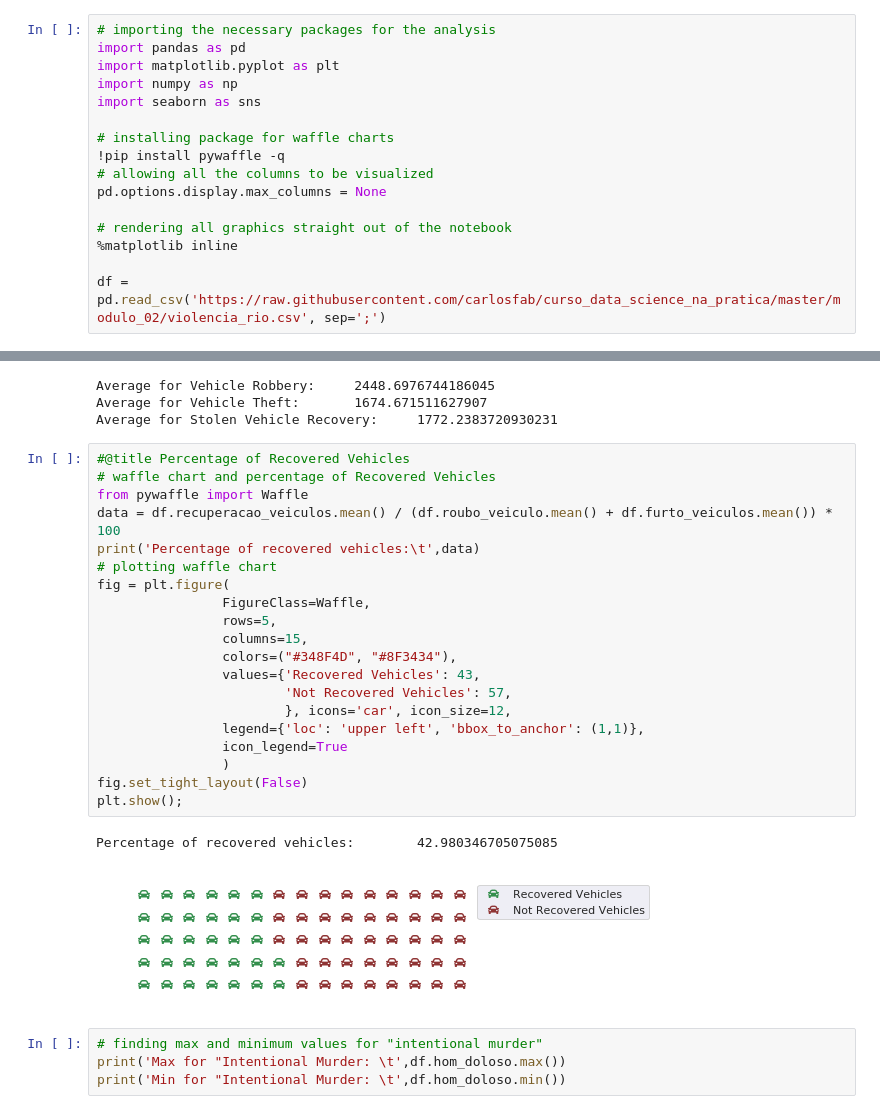
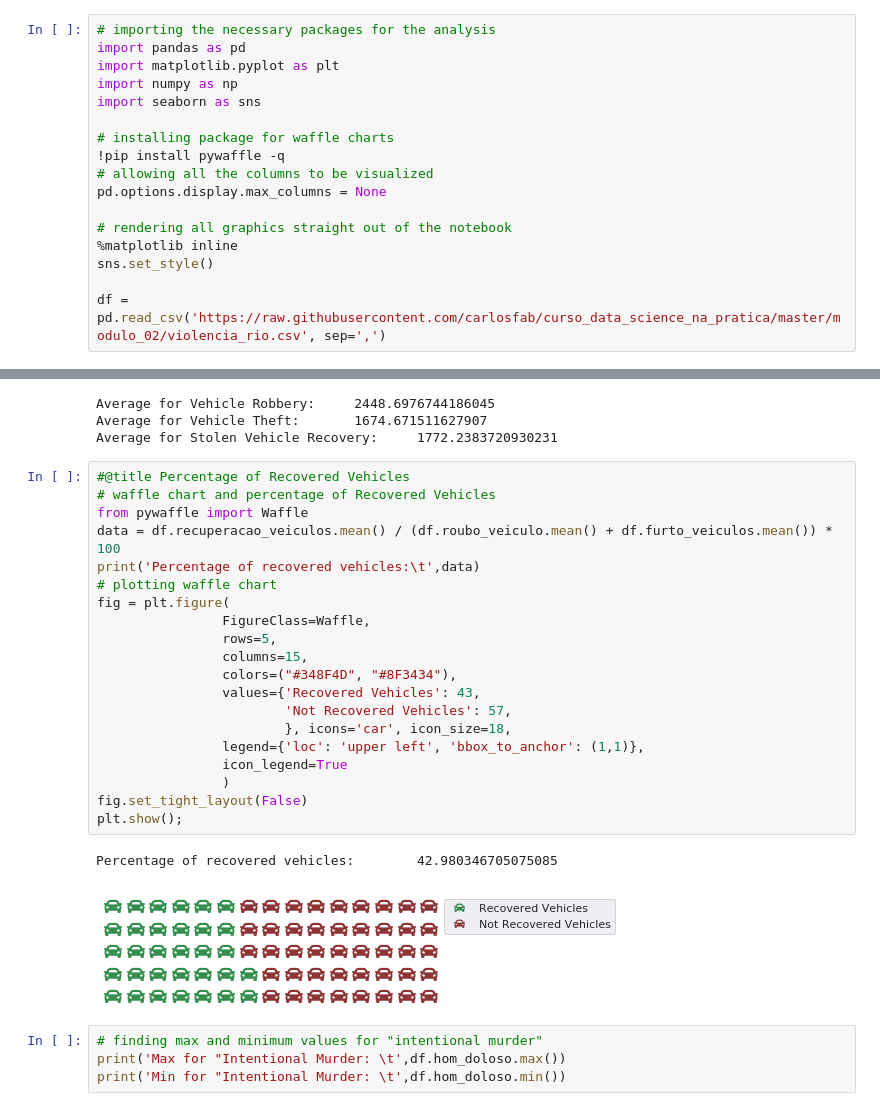
Before and after one commit to rafaelnduarte/Analysis_of_Violence_in_Rio_de_Janeiro, a Jupyter notebook: Analysis_of_violence_in_Rio_De_Janeiro.ipynb, the cells around one changed output, grey strips where cells are left out. Drawn from its saved outputs; the diff is of its cells as text.

```diff
--- a/Analysis_of_violence_in_Rio_De_Janeiro.ipynb
+++ b/Analysis_of_violence_in_Rio_De_Janeiro.ipynb
@@ -37,8 +42,9 @@ pd.options.display.max_columns = None
 
 # rendering all graphics straight out of the notebook
 %matplotlib inline
+sns.set_style()
 
-df = pd.read_csv('https://raw.githubusercontent.com/carlosfab/curso_data_science_na_pratica/master/modulo_02/violencia_rio.csv', sep=';')
+df = pd.read_csv('https://raw.githubusercontent.com/carlosfab/curso_data_science_na_pratica/master/modulo_02/violencia_rio.csv', sep=',')
 # %% [markdown]
 ## Analyzing the data
 # %% [markdown]
@@ -275,26 +276,26 @@ Average for Stolen Vehicle Recovery:     1772.2383720930231
 # %%
 #@title Percentage of Recovered Vehicles
 # waffle chart and percentage of Recovered Vehicles
 from pywaffle import Waffle
 data = df.recuperacao_veiculos.mean() / (df.roubo_veiculo.mean() + df.furto_veiculos.mean()) * 100
 print('Percentage of recovered vehicles:\t',data)
 # plotting waffle chart
 fig = plt.figure(
                 FigureClass=Waffle,
                 rows=5,
                 columns=15,
                 colors=("#348F4D", "#8F3434"),
                 values={'Recovered Vehicles': 43,
                         'Not Recovered Vehicles': 57,
-                        }, icons='car', icon_size=12,
+                        }, icons='car', icon_size=18,
                 legend={'loc': 'upper left', 'bbox_to_anchor': (1,1)},
                 icon_legend=True
                 )
 fig.set_tight_layout(False)
 plt.show();
 # %% [output]
 Percentage of recovered vehicles:        42.980346705075085
-[figure, old version]
+[figure, new version]
 # %%
 # finding max and minimum values for "intentional murder"
 print('Max for "Intentional Murder: \t',df.hom_doloso.max())
```
Also changed, not shown: parts of 8 cells of this notebook.
